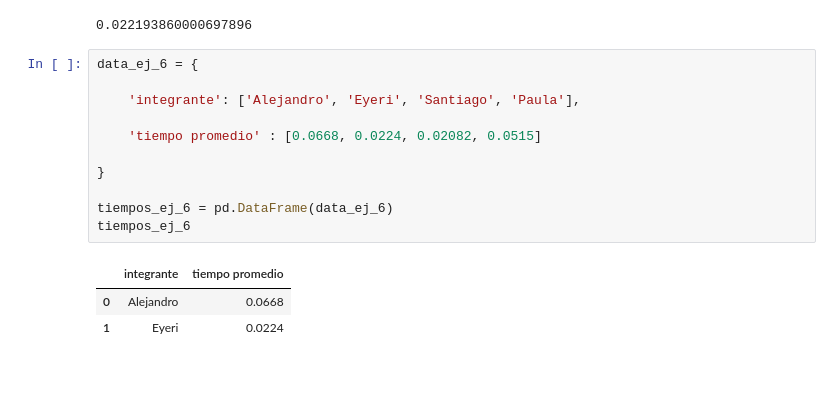
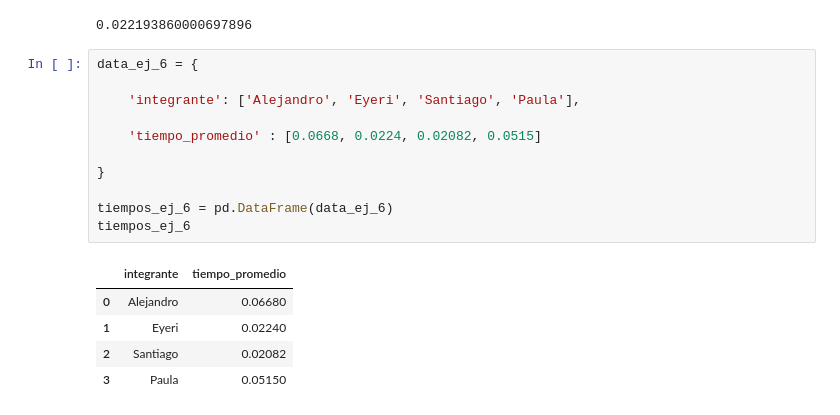
Before and after one commit to Santifer0803/Proyecto_herramientas_II, a Jupyter notebook: cod/ejercicios_python.ipynb, the cells around one changed output. Drawn from its saved outputs; the diff is of its cells as text; blank space fills up the shorter version.

```diff
--- a/cod/ejercicios_python.ipynb
+++ b/cod/ejercicios_python.ipynb
@@ -475,15 +485,17 @@ tiempo_promedio_ej_6
 # %%
 data_ej_6 = {
 
     'integrante': ['Alejandro', 'Eyeri', 'Santiago', 'Paula'],
 
-    'tiempo promedio' : [0.0668, 0.0224, 0.02082, 0.0515]
+    'tiempo_promedio' : [0.0668, 0.0224, 0.02082, 0.0515]
 
 }
 
 tiempos_ej_6 = pd.DataFrame(data_ej_6)
 tiempos_ej_6
 # %% [output]
-|  | integrante | tiempo promedio |
-| 0 | Alejandro | 0.0668 |
-| 1 | Eyeri | 0.0224 |
+|  | integrante | tiempo_promedio |
+| 0 | Alejandro | 0.06680 |
+| 1 | Eyeri | 0.02240 |
+| 2 | Santiago | 0.02082 |
+| 3 | Paula | 0.05150 |
```
Also changed, not shown: parts of 12 cells of this notebook.
